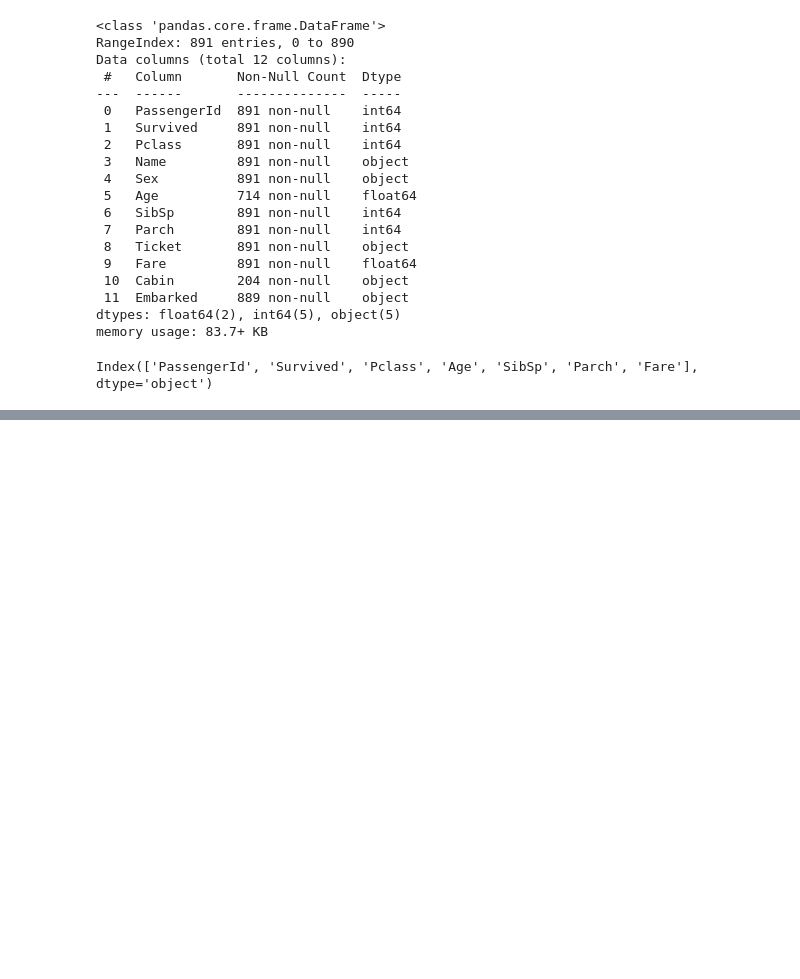
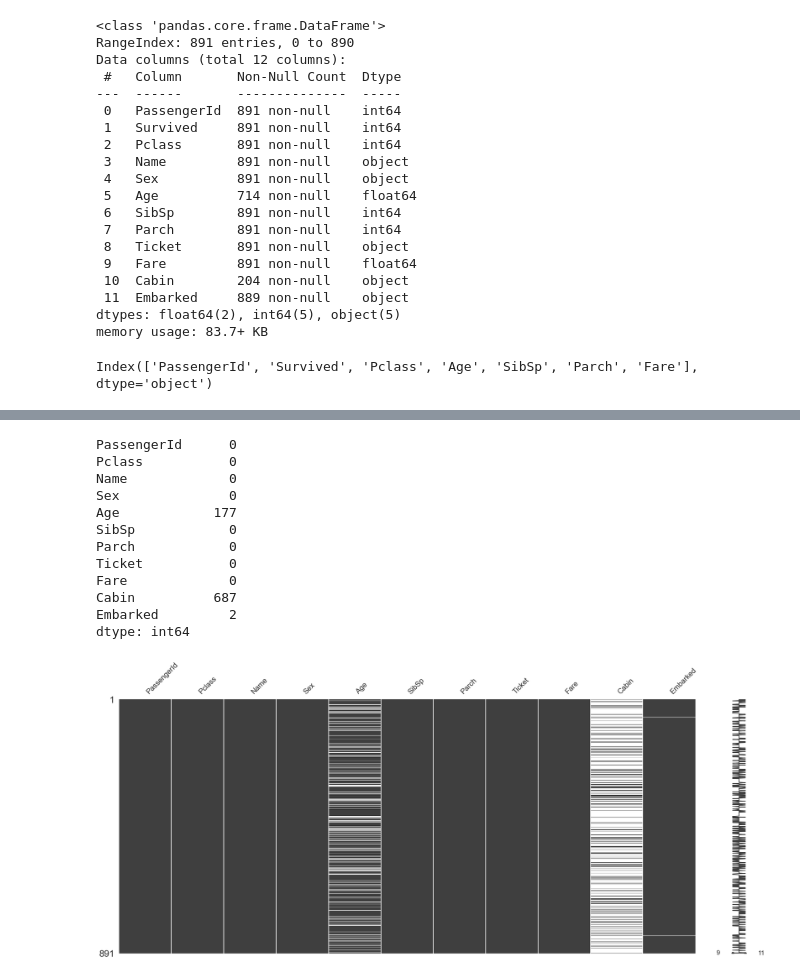
Before and after one commit to nicholasaxl/titanic-kaggle-nichaxl, a Jupyter notebook: Titanic_Kaggle_Axl.ipynb, the cells around one changed output, grey strips where cells are left out. Cells and saved outputs as stored; diff of their text form; code cells hidden in the pictures; blank space fills up the shorter version.

```diff
--- a/Titanic_Kaggle_Axl.ipynb
+++ b/Titanic_Kaggle_Axl.ipynb
@@ -104,0 +135,18 @@ Index(['PassengerId', 'Survived', 'Pclass', 'Age', 'SibSp', 'Parch', 'Fare'], dt
+# %%
+import missingno as msno
+msno.matrix(train_data.drop(['Survived'],axis=1))
+train_data.drop(['Survived'],axis=1).isnull().sum()
+# %% [output]
+PassengerId      0
+Pclass           0
+Name             0
+Sex              0
+Age            177
+SibSp            0
+Parch            0
+Ticket           0
+Fare             0
+Cabin          687
+Embarked         2
+dtype: int64
+[figure, added]
```
Also changed, not shown: parts of 12 cells of this notebook.
